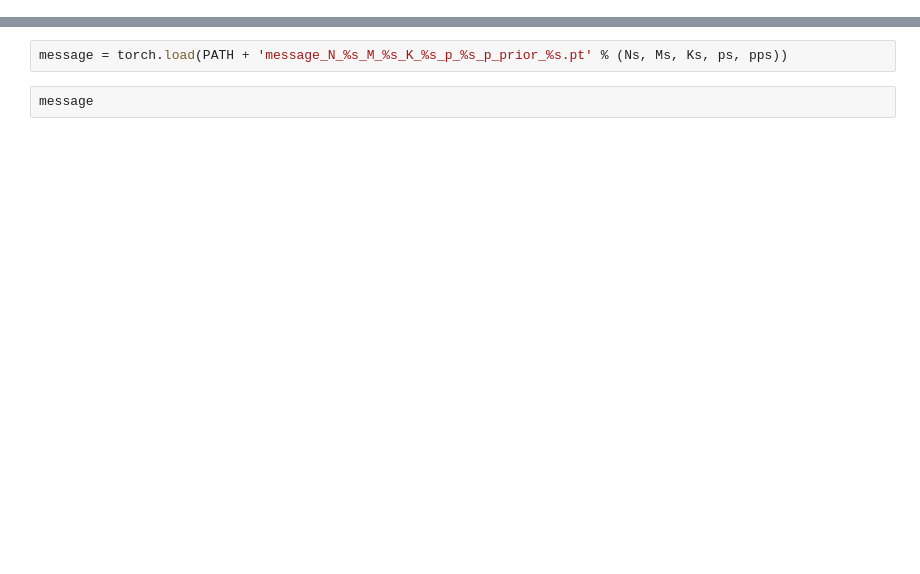
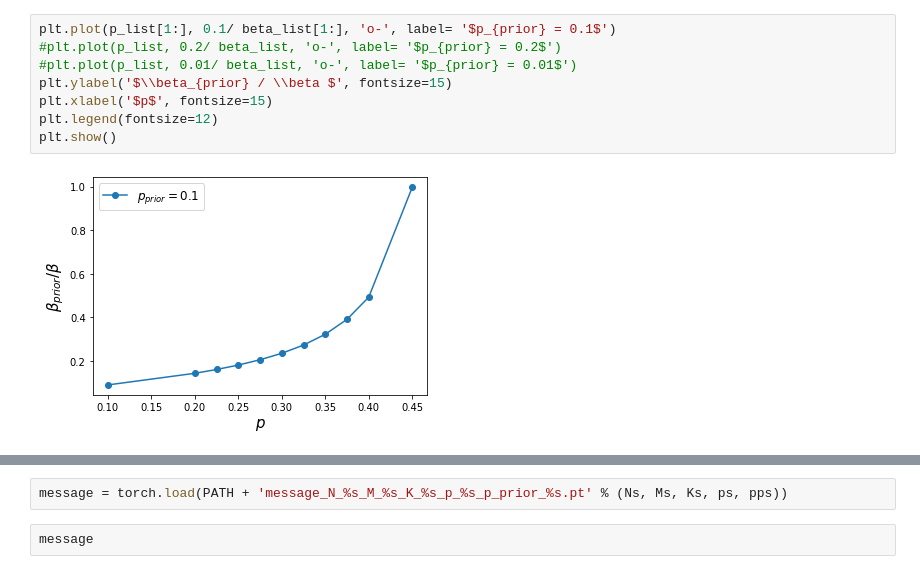
Before and after one commit to rodsveiga/van_error_codes, a Jupyter notebook: over_av.ipynb, the cells around one changed output, grey strips where cells are left out. Cells and saved outputs as stored; diff of their text form; blank space fills up the shorter version.

```diff
--- a/over_av.ipynb
+++ b/over_av.ipynb
@@ -27,0 +146,10 @@ PATH = path_ + 'model_N_250_M_1000_K_5_p_0100_p_prior_0100_steps_1000/'
+# %%
+plt.plot(p_list[1:], 0.1/ beta_list[1:], 'o-', label= '$p_{prior} = 0.1$')
+#plt.plot(p_list, 0.2/ beta_list, 'o-', label= '$p_{prior} = 0.2$')
+#plt.plot(p_list, 0.01/ beta_list, 'o-', label= '$p_{prior} = 0.01$')
+plt.ylabel('$\\beta_{prior} / \\beta $', fontsize=15)
+plt.xlabel('$p$', fontsize=15)
+plt.legend(fontsize=12)
+plt.show()
+# %% [output]
+[figure, added]
```
Also changed, not shown: parts of 26 cells of this notebook, 3 other files.
